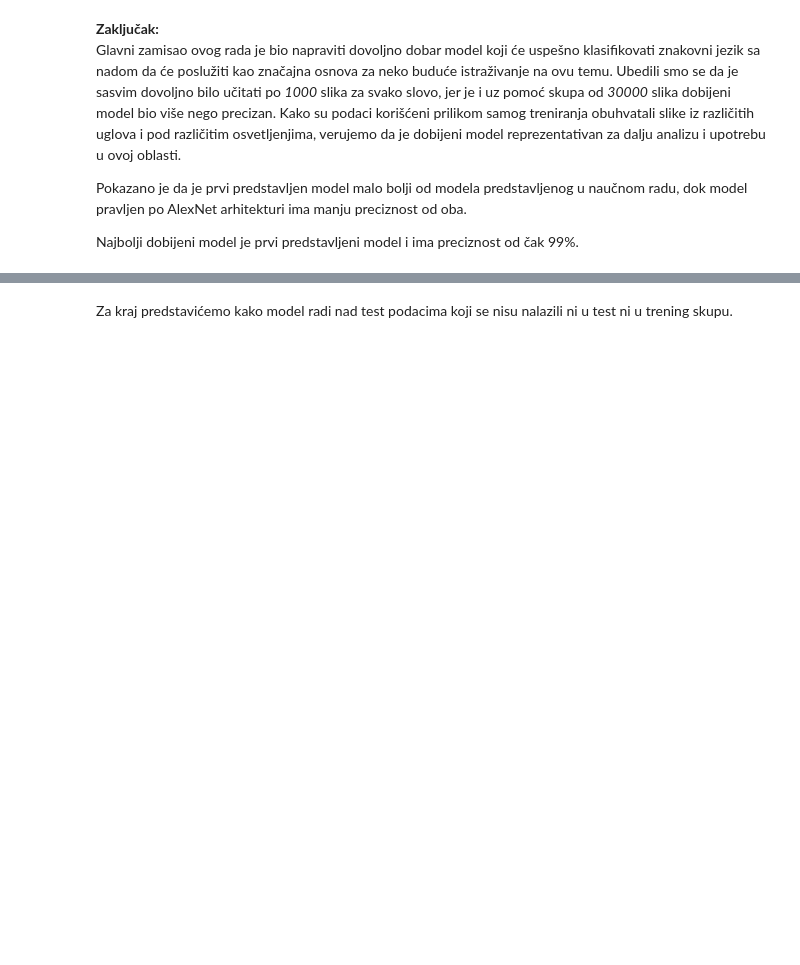
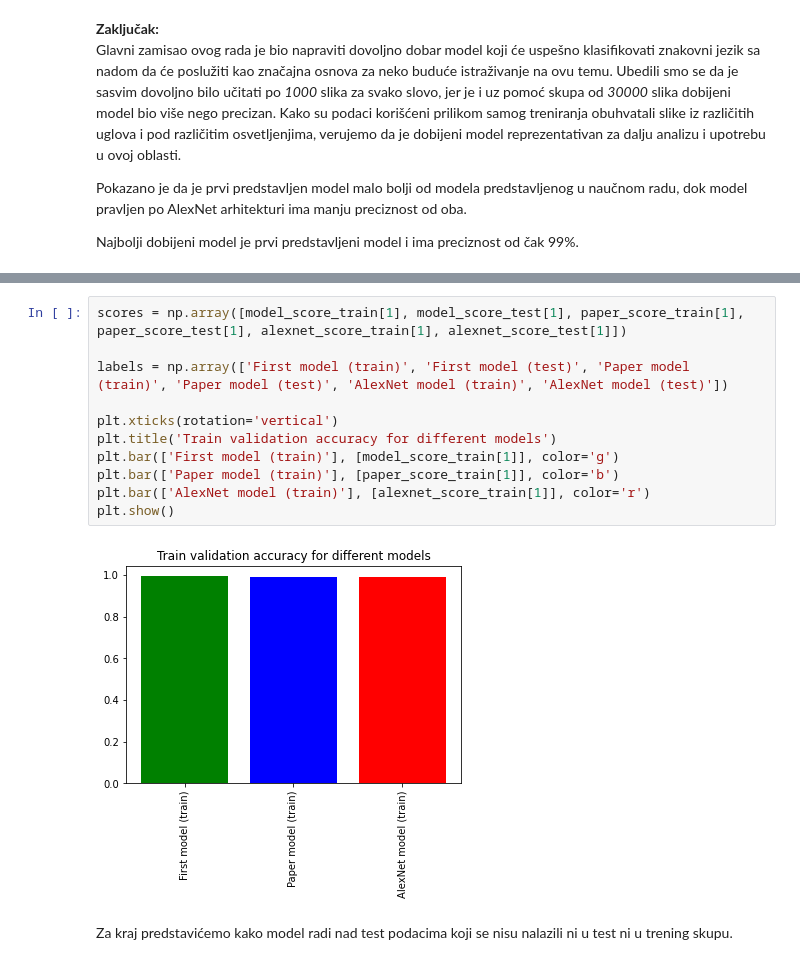
Before and after one commit to zokaaagajich/SignLanguage-ML, a Jupyter notebook: signLanguage-ML.ipynb, the cells around one changed output, grey strips where cells are left out. Drawn from its saved outputs; the diff is of its cells as text; blank space fills up the shorter version.

```diff
--- a/signLanguage-ML.ipynb
+++ b/signLanguage-ML.ipynb
@@ -907,3 +838,16 @@ Najbolji dobijeni model je prvi predstavljeni model i ima preciznost od čak 99%
+# %%
+scores = np.array([model_score_train[1], model_score_test[1], paper_score_train[1], paper_score_test[1], alexnet_score_train[1], alexnet_score_test[1]])
+
+labels = np.array(['First model (train)', 'First model (test)', 'Paper model (train)', 'Paper model (test)', 'AlexNet model (train)', 'AlexNet model (test)'])
+
+plt.xticks(rotation='vertical')
+plt.title('Train validation accuracy for different models')
+plt.bar(['First model (train)'], [model_score_train[1]], color='g')
+plt.bar(['Paper model (train)'], [paper_score_train[1]], color='b')
+plt.bar(['AlexNet model (train)'], [alexnet_score_train[1]], color='r')
+plt.show()
+# %% [output]
+[figure, added]
 # %% [markdown]
 Za kraj predstavićemo kako model radi nad test podacima koji se nisu nalazili ni u test ni u trening skupu.
 # %%
```
Also changed, not shown: parts of 56 cells of this notebook.
